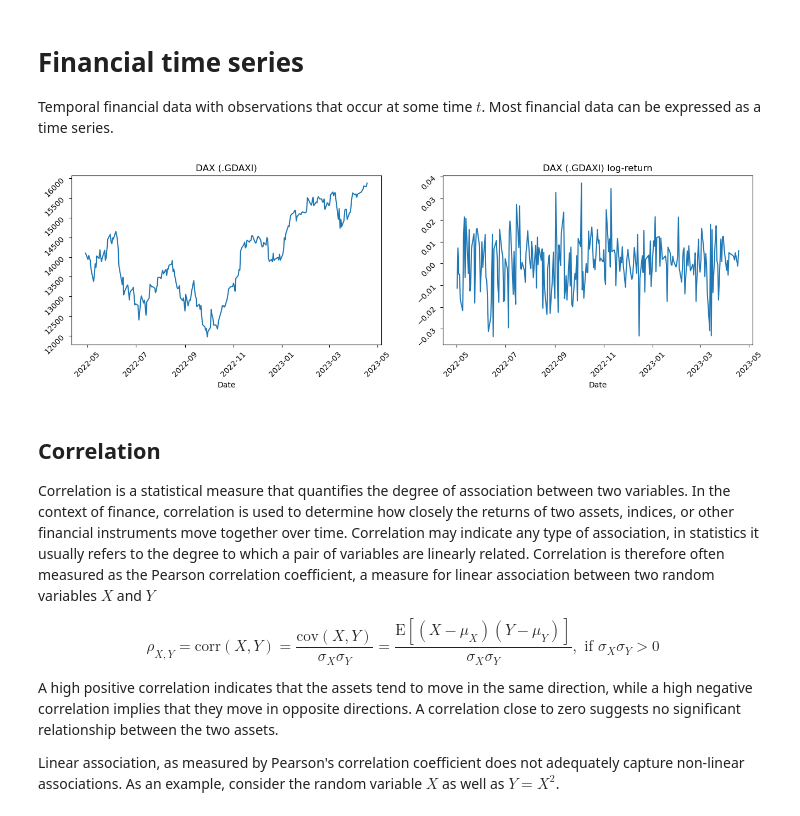
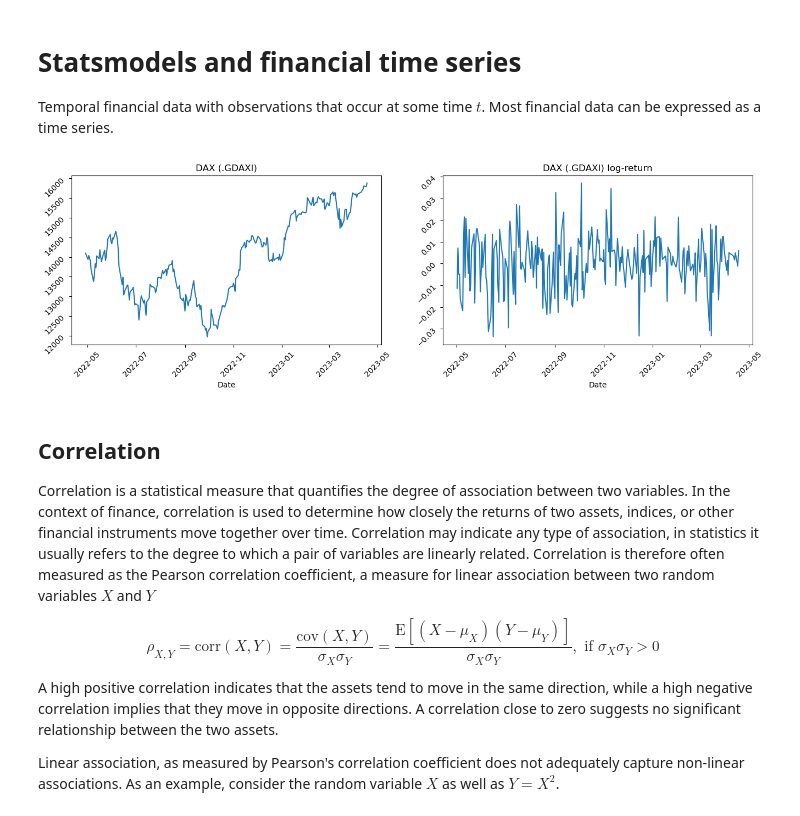
Before and after one commit to adi2308/FinancialDataAnalytics, a Jupyter notebook: slides_pt3.ipynb, the cells around one changed output. Drawn from its saved outputs; the diff is of its cells as text; code cells hidden in the pictures.

```diff
--- a/slides_pt3.ipynb
+++ b/slides_pt3.ipynb
@@ -25,5 +25,5 @@ ModuleNotFoundError: No module named 'statsmodels'
 # %% [markdown]
-# Financial time series
+# Statsmodels and financial time series
 
 Temporal financial data with observations that occur at some time $t$. Most financial data can be expressed as a time series.
 # %%
@@ -32,7 +32,7 @@ prices = pd.read_csv('homework/02_python_data.csv', index_col=0, parse_dates=Tru
 returns = prices.pct_change()
 logreturns = np.log(prices) - np.log(prices.shift(1))
 
-fig, axs = plt.subplots(1, 2, figsize=(16,4))
+fig_dax, axs = plt.subplots(1, 2, figsize=(16,4))
 axs[0].plot(prices[".GDAXI"])
 axs[0].set_xlabel('Date')
 axs[0].title.set_text("DAX (.GDAXI)")
@@ -42,8 +42,11 @@ axs[1].plot(logreturns[".GDAXI"])
 axs[1].set_xlabel('Date')
 axs[1].title.set_text("DAX (.GDAXI) log-return")
 axs[1].tick_params(labelrotation=45)
+plt.close()
-# %% [output]
-[figure, removed]
+# %%
+display(fig_dax)
+# %% [output]
+[figure, added]
 # %% [markdown]
 ## Correlation
 
```
Also changed, not shown: parts of 29 cells of this notebook, 1 other file.
